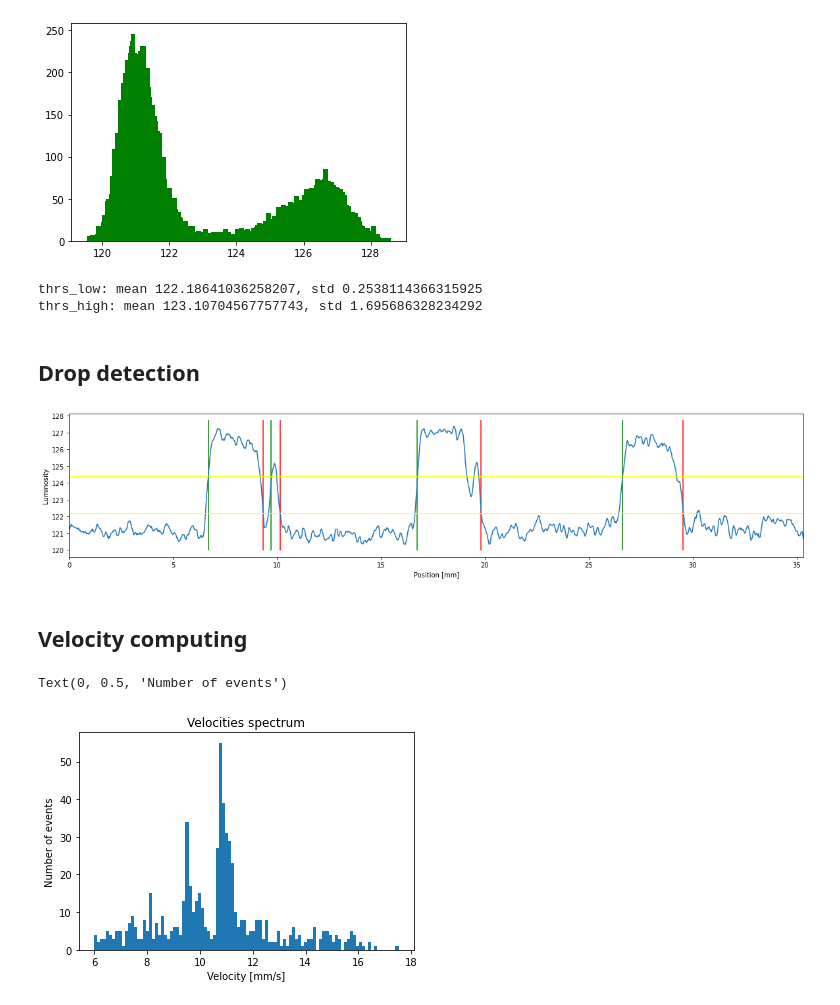
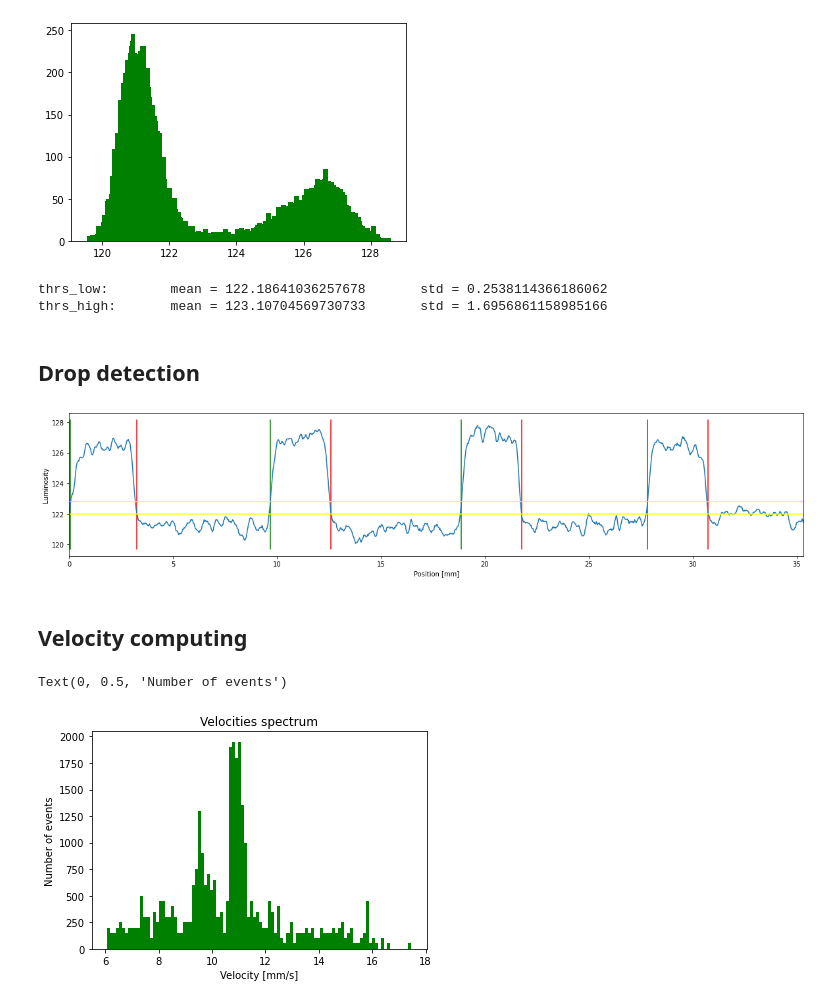
Before and after one commit to AlessandroLovo/T-junction, a Jupyter notebook: image_processing.ipynb, the cells around one changed output. Saved outputs shown, nothing was run; the diff lists cells and outputs as text; code cells hidden in the pictures.

Commit message:
aggiunto fit spettro velocità image_processing

```diff
--- a/image_processing.ipynb
+++ b/image_processing.ipynb
@@ -139,18 +133,16 @@ for idx in tqdm(range(len(imgs))):
 # Luminosity thresholds searching
 
 #**************************************************
-idx         = 6    # Frame index (checking plots)
-
+idx         = 6     # Frame index (checking plots)
 nbins       = 50    # Histo bins number
-plot_switch = True # Plots activation
-
-#not needed
-# ymin        = 120   # Plot min. luminosity
-# ymax        = 130   # Plot max. luminosity
+plot_switch = True  # Plots activation
+# Not needed
+# ymin      = 120   # Plot min. luminosity
+# ymax      = 130   # Plot max. luminosity
 #**************************************************
 
 %matplotlib inline
 
 # Plot one single signal (checking)
-thr_low, thr_high = ddt.thr_searcher(data=means[idx], nbins=nbins, t=s, plot_switch=plot_switch)
+thr_low, thr_high = ddt.thr_searcher(Ydata=means[idx], nbins=nbins, plot_switch=plot_switch, Xdata=s)
 # %% [output]
@@ -163,45 +154,42 @@ thrs_low  = []    # thr_low array
 thrs_high = []    # thr_high array
 
 for mean in tqdm(means):
-    thr_low, thr_high = ddt.thr_searcher(data=mean, nbins=nbins, t=s, plot_switch=plot_switch)
+    thr_low, thr_high = ddt.thr_searcher(Xdata=s, Ydata=mean, nbins=nbins, plot_switch=False)
     thrs_low.append(thr_low)
     thrs_high.append(thr_high)
 # %% [output]
 [figure]
 # %%
-print(f'thrs_low: mean {np.mean(thrs_low)}, std {np.std(thrs_low,ddof=1)}')
-print(f'thrs_high: mean {np.mean(thrs_high)}, std {np.std(thrs_high,ddof=1)}')
+print(f'thrs_low: \t mean = {np.mean(thrs_low)}  \t std = {np.std(thrs_low,ddof=1)}')
+print(f'thrs_high:\t mean = {np.mean(thrs_high)} \t std = {np.std(thrs_high,ddof=1)}')
 # %% [output]
-thrs_low: mean 122.18641036258207, std 0.2538114366315925
-thrs_high: mean 123.10704567757743, std 1.695686328234292
+thrs_low:        mean = 122.18641036257678       std = 0.2538114366186062
+thrs_high:       mean = 123.10704569730733       std = 1.6956861158985166
 # %% [markdown]
 ## Drop detection
 # %%
 # Detection of the edges of the drops
 
 #**************************************************
-idx         = 6    # Frame index (checking plot)
-
-plot_switch = True # Plots activation
-
-# not needed
-# xrange      = 35    # Plot x max.
-# ymin        = 120   # Plot min. luminosity
-# ymax        = 130   # Plot max luminosity
+idx         = 26     # Frame index (checking plot)
+plot_switch = True  # Plots activation
+# Not needed
+# xrange    = 35    # Plot x max.
+# ymin      = 120   # Plot min. luminosity
+# ymax      = 130   # Plot max luminosity
 #**************************************************
 
 # Plot one single signal (checking)
-drop_start, drop_end = ddt.drop_det(time=s, data=means[idx], thr_low=thr_low, thr_high=thr_high,
-                                    plot_switch=plot_switch)
+drop_start, drop_end = ddt.drop_det(Xdata=s, Ydata=means[idx], thr_low=thr_low, thr_high=thr_high, plot_switch=plot_switch)
 # %% [output]
-[figure, old version]
+[figure, new version]
 # %%
 #for all images
 drop_starts = []    # drop_start array
 drop_ends   = []    # drop_end array
 
 for mean in means:
-    drop_start, drop_end = ddt.drop_det(s, mean, thr_low, thr_high, ymin, ymax, xrange, plot_switch)
+    drop_start, drop_end = ddt.drop_det(Xdata=s, Ydata=mean, thr_low=thr_low, thr_high=thr_high, plot_switch=False)
     drop_starts.append(drop_start)
     drop_ends.append(drop_end)
 # %% [markdown]
@@ -209,6 +197,8 @@ for mean in means:
 # %%
 #******************************************************************************
 imgs_switch = False        # Images activation
+distance    = 50          # Two sensors separation [mm]
+nbins       = 100          # Velocity histogram bins number
 thr         = 6.           # Min. velocity acceptable [mm/s]
 vec         = drop_starts  # Velocity computed on 'drop_starts' or 'drop_ends'
 #******************************************************************************
@@ -218,35 +208,37 @@ diffs = []
 # iterate over frames
 for idx in tqdm(range(len(vec) - 1)):
     delay_idx = -1
     exit = False
     diffs.append([])
     # iterate over droplets in a frame
     for i,drop in enumerate(vec[idx]):
         diff = 0.
         # look for the same droplet in the next frame
         while(diff < thr):
             delay_idx += 1
             try:
                 diff = vec[idx + 1][delay_idx] - drop
             except(IndexError):
                 exit = True
                 break
         if exit:
             if len(diffs[-1]) == 1:
                 if imgs_switch == True:
                     imgs[idx].show()
             break
         diffs[-1].append(diff)
 
+velocities = np.concatenate(diffs*distance)
+
 # Plot
 plt.figure()
-plt.hist(np.concatenate(diffs),bins = 100)
+plt.hist(velocities, bins = nbins, color='green')
 plt.title('Velocities spectrum')
 plt.xlabel('Velocity [mm/s]')
 plt.ylabel('Number of events')
 # %% [output]
 Text(0, 0.5, 'Number of events')
-[figure, old version]
+[figure, new version]
 # %%
 plt.figure()
 plt.plot([len(diff) for diff in diffs])
```
Also changed, not shown: parts of 9 cells of this notebook, 1 other file.
